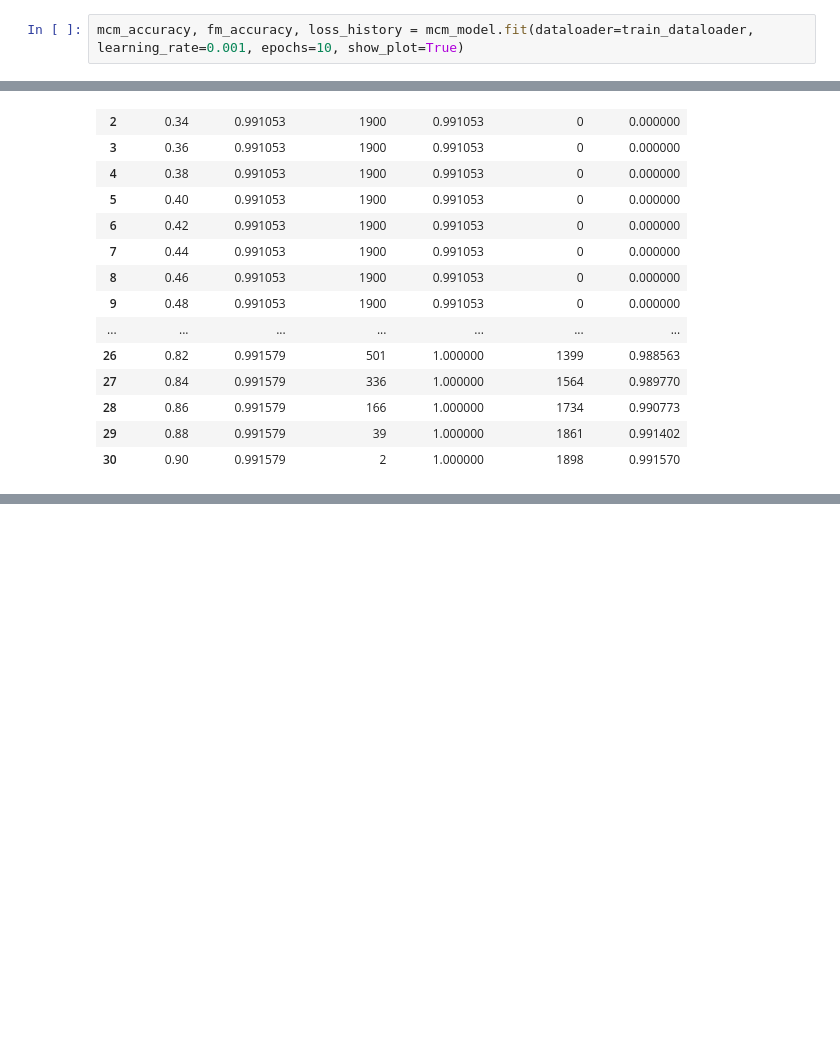
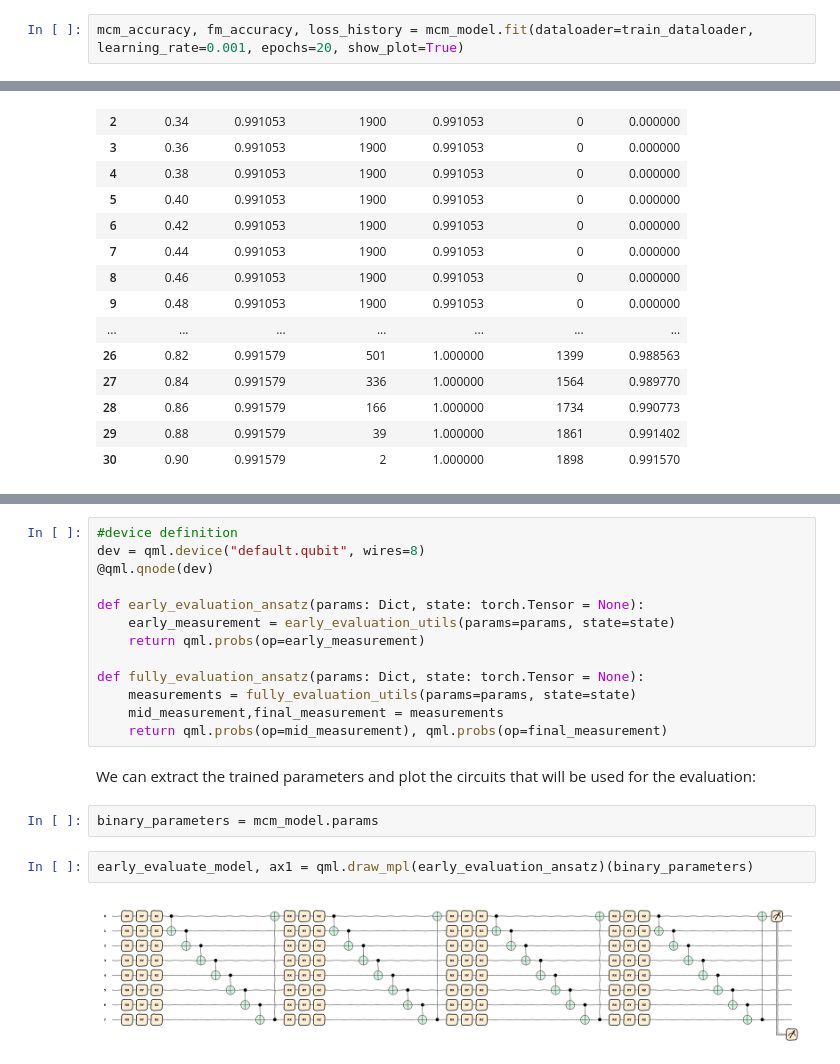
Before and after one commit to JackVittori/QML-early_exit, a Jupyter notebook: McmDebug.ipynb, the cells around one changed output, grey strips where cells are left out. Saved outputs shown, nothing was run; the diff lists cells and outputs as text; blank space fills up the shorter version.

Commit message:
evaluation routine need to be modified

```diff
--- a/McmDebug.ipynb
+++ b/McmDebug.ipynb
@@ -117,7 +117,7 @@ mcm_model.draw(style='sketch', path="mcm_model.png")
 # %% [output]
 [figure]
 # %%
-mcm_accuracy, fm_accuracy, loss_history = mcm_model.fit(dataloader=train_dataloader, learning_rate=0.001, epochs=10, show_plot=True)
+mcm_accuracy, fm_accuracy, loss_history = mcm_model.fit(dataloader=train_dataloader, learning_rate=0.001, epochs=20, show_plot=True)
 # %% [output]
 Time per epoch (s):  20.710078954696655
 Epoch:  1 Loss:  0.7379108162029929
@@ -294,0 +348,21 @@ explain_results(prediction_results, threshold)
+# %%
+#device definition
+dev = qml.device("default.qubit", wires=8)
+@qml.qnode(dev)
+
+def early_evaluation_ansatz(params: Dict, state: torch.Tensor = None):
+    early_measurement = early_evaluation_utils(params=params, state=state)
+    return qml.probs(op=early_measurement)
+
+def fully_evaluation_ansatz(params: Dict, state: torch.Tensor = None):
+    measurements = fully_evaluation_utils(params=params, state=state)
+    mid_measurement,final_measurement = measurements
+    return qml.probs(op=mid_measurement), qml.probs(op=final_measurement)
+# %% [markdown]
+We can extract the trained parameters and plot the circuits that will be used for the evaluation:
+# %%
+binary_parameters = mcm_model.params
+# %%
+early_evaluate_model, ax1 = qml.draw_mpl(early_evaluation_ansatz)(binary_parameters)
+# %% [output]
+[figure, added]
```
Also changed, not shown: parts of 7 cells of this notebook.
